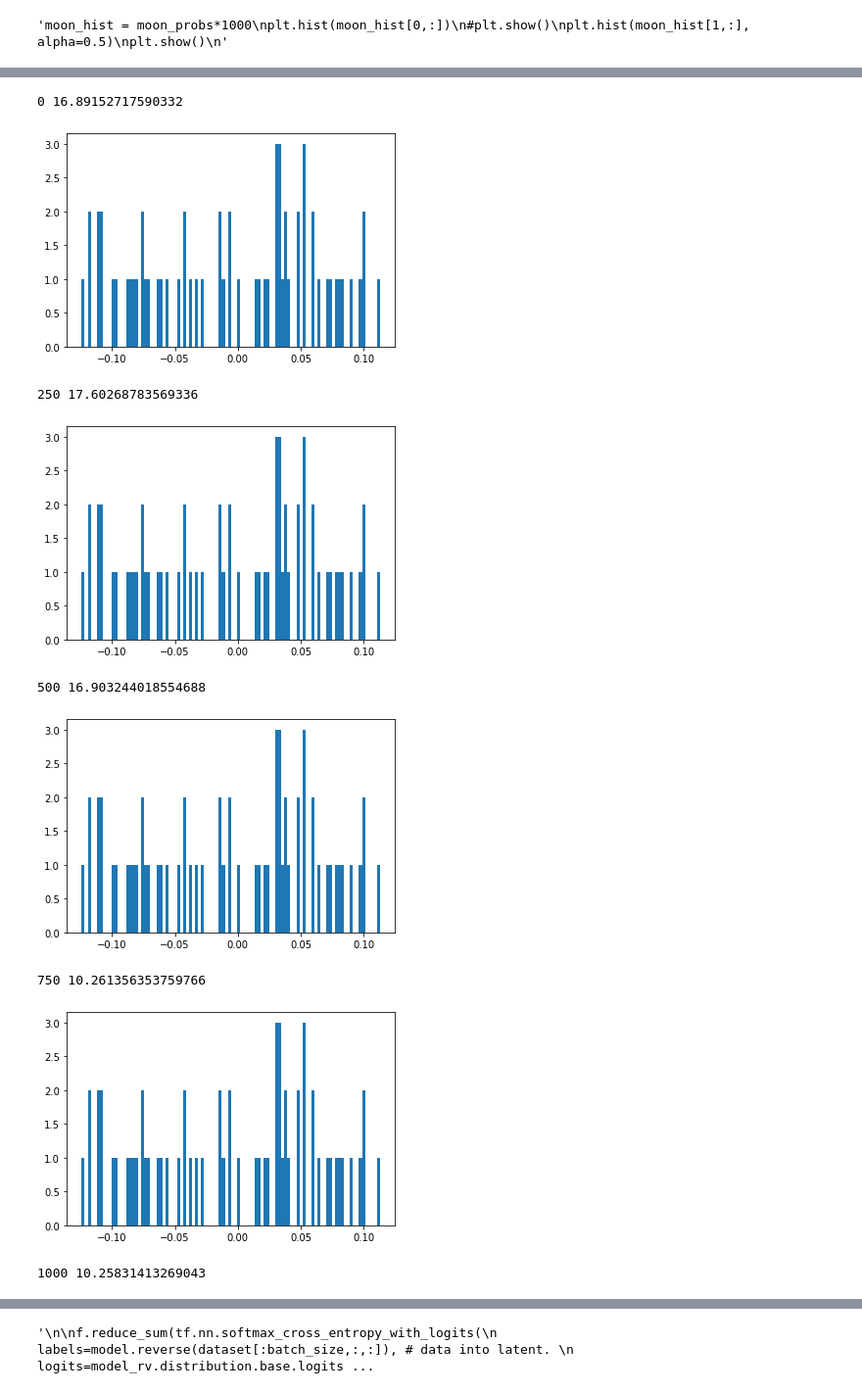
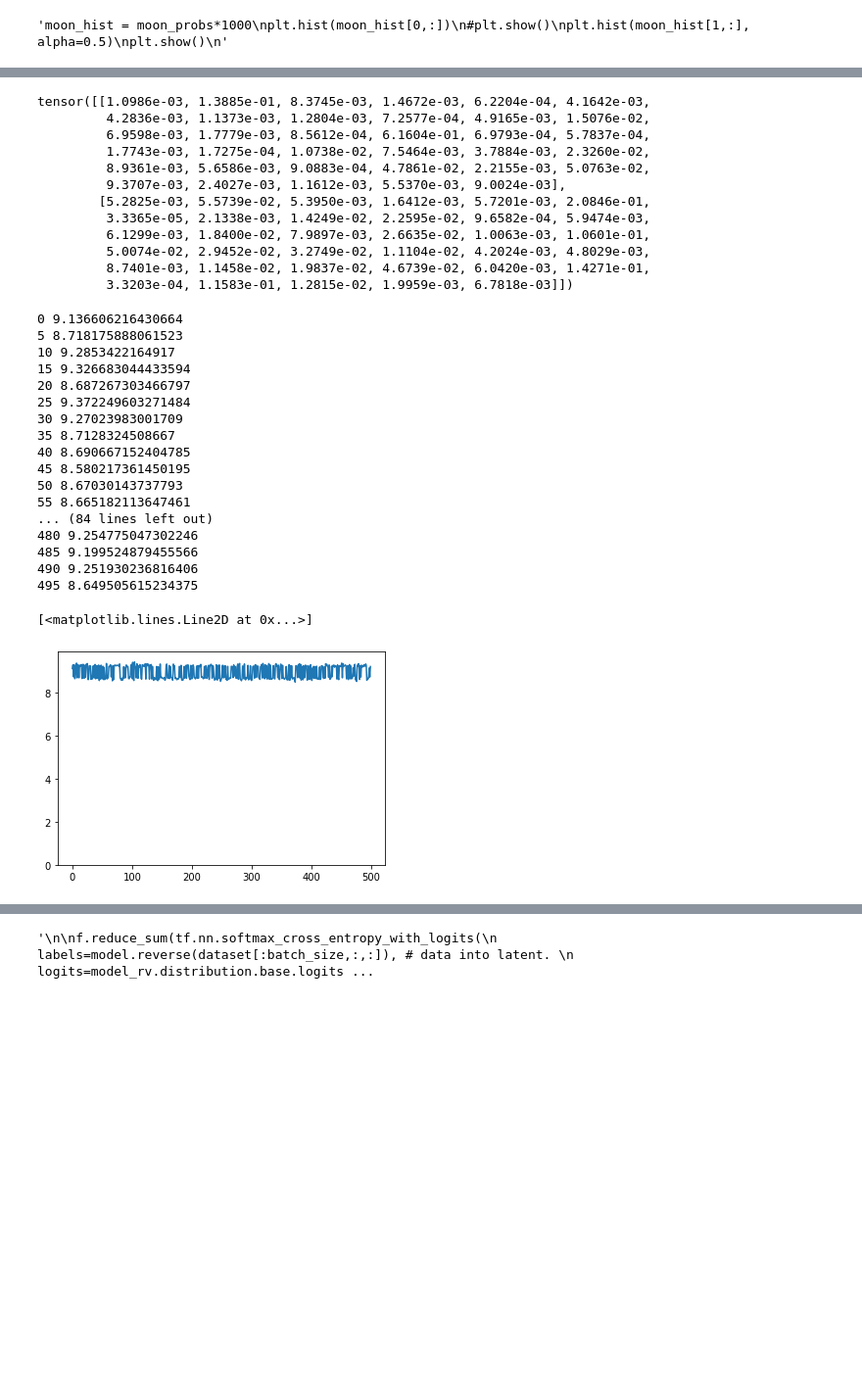
Before and after one commit to TrentBrick/learning-protein-landscapes, a Jupyter notebook: notebooks/Torch_DiscreteFlows.ipynb, the cells around one changed output, grey strips where cells are left out. Shown: that part at 98% size. Drawn from its saved outputs; the diff is of its cells as text; code cells hidden in the pictures; blank space fills up the shorter version.

Commit message:
more debugging of the discrete flows and fixed NICE masking bug

```diff
--- a/notebooks/Torch_DiscreteFlows.ipynb
+++ b/notebooks/Torch_DiscreteFlows.ipynb
@@ -176,9 +176,9 @@ torch.Tensor
 # %% [markdown]
 forward is from data to latent. backward is from latent to data
 # %%
-epochs = 1000
+epochs = 10000
 batch_size = 248
-learning_rate=0.00001
+learning_rate=0.01
 optimizer = torch.optim.Adam(model.parameters(), lr=learning_rate)
 losses = []
 
@@ -281,0 +292,10 @@ num_flows = 6
+# %%
+num_flows = 6
+nh = 64
+batch_size= 1024
+sequence_length = 2
+vocab_size = 35
+vector_length = sequence_length*vocab_size
+temperature = 0.1
+flows = []
+disc_layer_type =  'bipartite' # 'autoreg'
@@ -449,6 +522,21 @@ torch.Size([35, 64])
+# %%
+base.probs
+# %% [output]
+tensor([[1.0986e-03, 1.3885e-01, 8.3745e-03, 1.4672e-03, 6.2204e-04, 4.1642e-03,
+         4.2836e-03, 1.1373e-03, 1.2804e-03, 7.2577e-04, 4.9165e-03, 1.5076e-02,
+         6.9598e-03, 1.7779e-03, 8.5612e-04, 6.1604e-01, 6.9793e-04, 5.7837e-04,
+         1.7743e-03, 1.7275e-04, 1.0738e-02, 7.5464e-03, 3.7884e-03, 2.3260e-02,
+         8.9361e-03, 5.6586e-03, 9.0883e-04, 4.7861e-02, 2.2155e-03, 5.0763e-02,
+         9.3707e-03, 2.4027e-03, 1.1612e-03, 5.5370e-03, 9.0024e-03],
+        [5.2825e-03, 5.5739e-02, 5.3950e-03, 1.6412e-03, 5.7201e-03, 2.0846e-01,
+         3.3365e-05, 2.1338e-03, 1.4249e-02, 2.2595e-02, 9.6582e-04, 5.9474e-03,
+         6.1299e-03, 1.8400e-02, 7.9897e-03, 2.6635e-02, 1.0063e-03, 1.0601e-01,
+         5.0074e-02, 2.9452e-02, 3.2749e-02, 1.1104e-02, 4.2024e-03, 4.8029e-03,
+         8.7401e-03, 1.1458e-02, 1.9837e-02, 4.6739e-02, 6.0420e-03, 1.4271e-01,
+         3.3203e-04, 1.1583e-01, 1.2815e-02, 1.9959e-03, 6.7818e-03]])
 # %%
-epochs = 5000
-learning_rate =0.00001
+epochs = 500
+learning_rate = 0.01
 optimizer = torch.optim.Adam(model.parameters(), lr=learning_rate)
 losses = []
 weights = []
@@ -457,42 +545,55 @@ base_log_probs = torch.log(base.probs)
 model.train()
 for e in range(epochs):
 
     #x = d.sample(batch_size)
     #x = torch.tensor(oh_eightMixture_sample(batch_size)).float()
     x = int_moons_sample(batch_size).float()
+    if disc_layer_type == 'bipartite':
+        x= x.view(x.shape[0], -1)
 
     optimizer.zero_grad()
     zs = model.reverse(x)
+
+    if disc_layer_type == 'bipartite':
+        zs = zs.view(batch_size, 2, -1)
     logprob = zs*base_log_probs.float()
     loss = -torch.sum(logprob)/batch_size
 
     loss.backward()
     optimizer.step()
 
     losses.append(loss.detach())
 
-    if e%250==0:
+    if e%5==0:
         print(e, loss.item())
-
-
         #plotting the weights of a single layer:
 
         flow_num = num_flows-1
         sub_part = 6
         w = model.flows[flow_num]._modules['layer'].net[sub_part]._parameters['weight'].detach().numpy()
         #print(w.shape)
         weights.append(w)
         plt.hist(w[0,:],bins=100)
         plt.show()
 
 plt.plot(losses)
 # %% [output]
-0 16.89152717590332
+0 9.136606216430664
+5 8.718175888061523
+10 9.2853422164917
+15 9.326683044433594
+20 8.687267303466797
+25 9.372249603271484
+30 9.27023983001709
+35 8.7128324508667
+40 8.690667152404785
+45 8.580217361450195
+50 8.67030143737793
+55 8.665182113647461
+... (84 lines left out)
+480 9.254775047302246
+485 9.199524879455566
+490 9.251930236816406
+495 8.649505615234375
+[<matplotlib.lines.Line2D at 0x...>]
-[figure, old version]
+[figure, new version]
-250 17.60268783569336
-[figure, removed]
-500 16.903244018554688
-[figure, removed]
-750 10.261356353759766
-[figure, removed]
-1000 10.25831413269043
```
Also changed, not shown: parts of 54 cells of this notebook, 6 other files.
